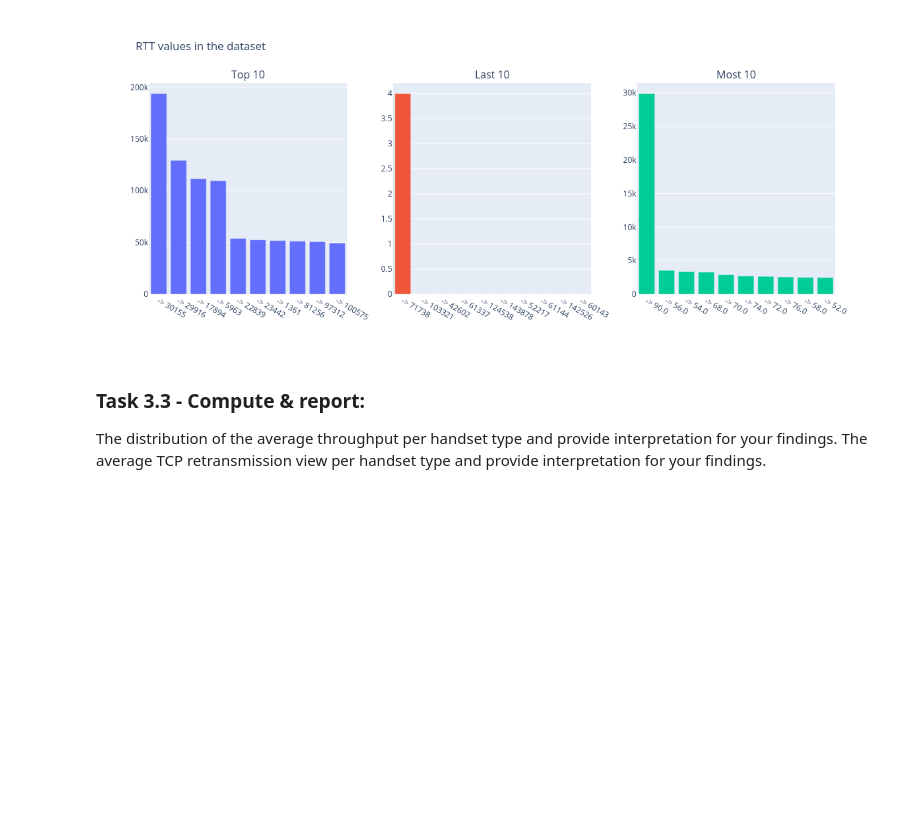
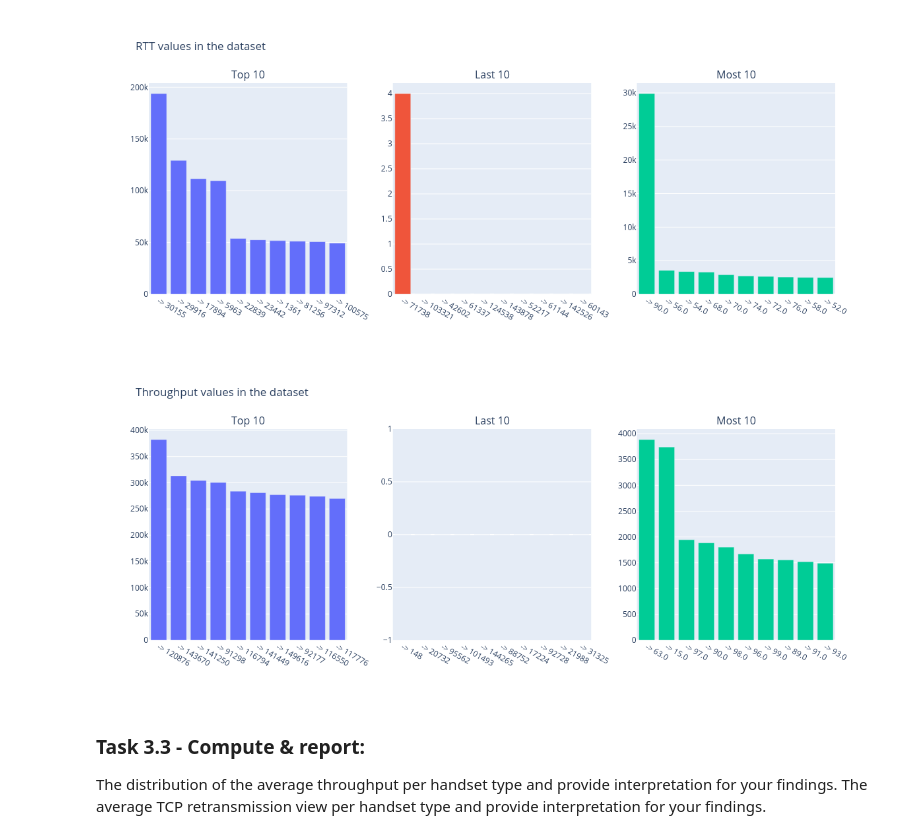
Before and after one commit to YohansSamuel/TeleCom-Data-Analysis, a Jupyter notebook: notebooks/Task-3-User_Experience_Analysis.ipynb, the cells around one changed output. Cells and saved outputs as stored; diff of their text form; code cells hidden in the pictures; blank space fills up the shorter version.

Commit message:
sort by throughput values

```diff
--- a/notebooks/Task-3-User_Experience_Analysis.ipynb
+++ b/notebooks/Task-3-User_Experience_Analysis.ipynb
@@ -96,6 +96,18 @@ plot_mult_hist([top_10, last_10, most_10, top_10], 1,
           3, "RTT values in the dataset", ['Top 10', 'Last 10', 'Most 10'])
 # %% [output]
 [figure]
+# %%
+# Sort Dataset by Throughput Values
+sorted_by_Bearer_TP = user_experience_df.sort_values(
+    'Total Avg Bearer TP (kbps)', ascending=False)
+top_10 = sorted_by_Bearer_TP.head(10)['Total Avg Bearer TP (kbps)']
+last_10 = sorted_by_Bearer_TP.tail(10)['Total Avg Bearer TP (kbps)']
+most_10 = user_experience_df['Total Avg Bearer TP (kbps)'].value_counts().head(10)
+# %%
+plot_mult_hist([top_10, last_10, most_10, top_10], 1,
+          3, "Throughput values in the dataset", ['Top 10', 'Last 10', 'Most 10'])
+# %% [output]
+[figure, added]
 # %% [markdown]
 ### Task 3.3 - Compute & report:
 The distribution of the average throughput  per handset type and provide interpretation for your findings.
```
